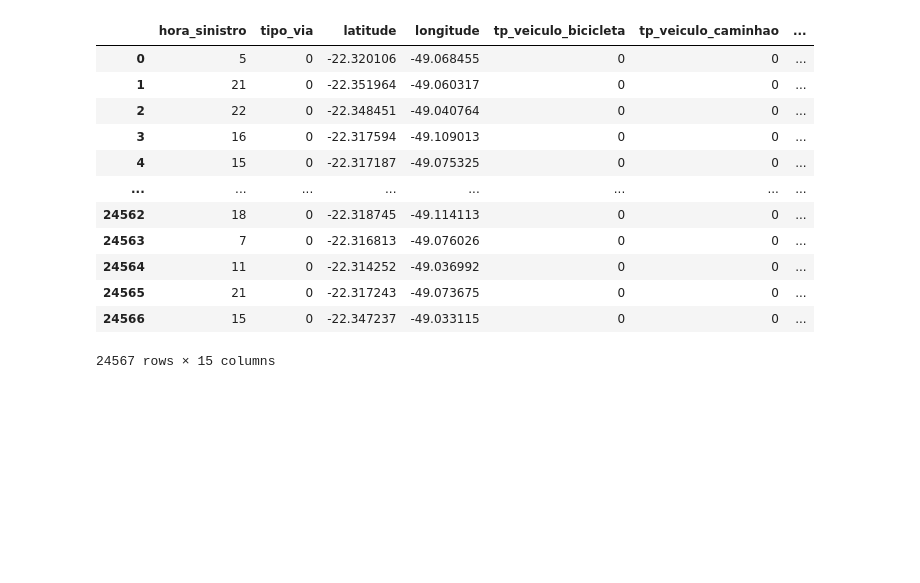
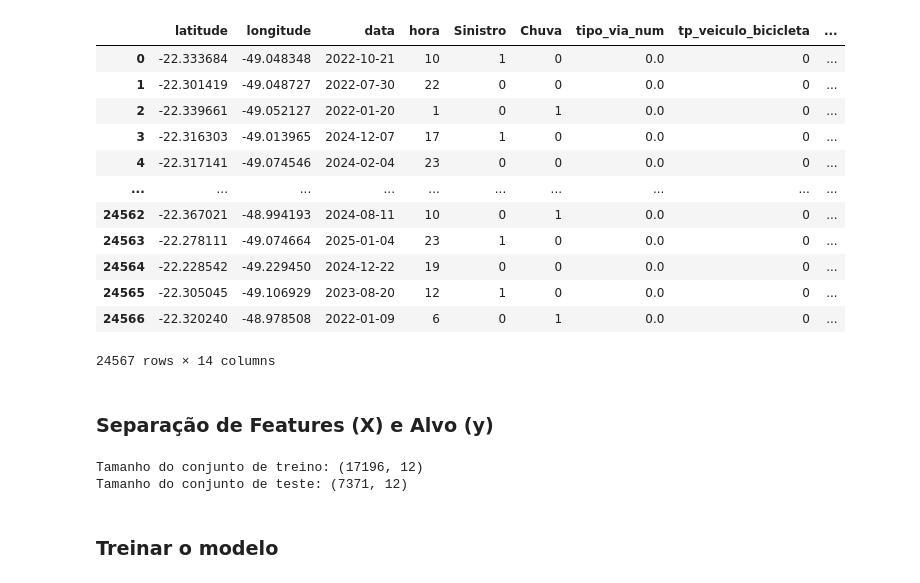
Before and after one commit to PedroSmithhh/TCC, a Jupyter notebook: xgboost.ipynb, the cells around one changed output. Cells and saved outputs as stored; diff of their text form; code cells hidden in the pictures; blank space fills up the shorter version.

```diff
--- a/xgboost.ipynb
+++ b/xgboost.ipynb
@@ -10,17 +10,17 @@ ModuleNotFoundError: No module named 'xgboost'
 # %%
-df = pd.read_csv('df_amostragem_negativa.csv')
+df = pd.read_csv('dataset_final_para_modelo.csv', decimal=',')
 df
 # %% [output]
-|  | hora_sinistro | tipo_via | latitude | longitude | tp_veiculo_bicicleta | tp_veiculo_caminhao | ... |
-| 0 | 5 | 0 | -22.320106 | -49.068455 | 0 | 0 | ... |
-| 1 | 21 | 0 | -22.351964 | -49.060317 | 0 | 0 | ... |
-| 2 | 22 | 0 | -22.348451 | -49.040764 | 0 | 0 | ... |
-| 3 | 16 | 0 | -22.317594 | -49.109013 | 0 | 0 | ... |
-| 4 | 15 | 0 | -22.317187 | -49.075325 | 0 | 0 | ... |
-| ... | ... | ... | ... | ... | ... | ... | ... |
-| 24562 | 18 | 0 | -22.318745 | -49.114113 | 0 | 0 | ... |
-| 24563 | 7 | 0 | -22.316813 | -49.076026 | 0 | 0 | ... |
-| 24564 | 11 | 0 | -22.314252 | -49.036992 | 0 | 0 | ... |
-| 24565 | 21 | 0 | -22.317243 | -49.073675 | 0 | 0 | ... |
-| 24566 | 15 | 0 | -22.347237 | -49.033115 | 0 | 0 | ... |
+|  | latitude | longitude | data | hora | Sinistro | Chuva | tipo_via_num | tp_veiculo_bicicleta | ... |
+| 0 | -22.333684 | -49.048348 | 2022-10-21 | 10 | 1 | 0 | 0.0 | 0 | ... |
+| 1 | -22.301419 | -49.048727 | 2022-07-30 | 22 | 0 | 0 | 0.0 | 0 | ... |
+| 2 | -22.339661 | -49.052127 | 2022-01-20 | 1 | 0 | 1 | 0.0 | 0 | ... |
+| 3 | -22.316303 | -49.013965 | 2024-12-07 | 17 | 1 | 0 | 0.0 | 0 | ... |
+| 4 | -22.317141 | -49.074546 | 2024-02-04 | 23 | 0 | 0 | 0.0 | 0 | ... |
+| ... | ... | ... | ... | ... | ... | ... | ... | ... | ... |
+| 24562 | -22.367021 | -48.994193 | 2024-08-11 | 10 | 0 | 1 | 0.0 | 0 | ... |
+| 24563 | -22.278111 | -49.074664 | 2025-01-04 | 23 | 1 | 0 | 0.0 | 0 | ... |
+| 24564 | -22.228542 | -49.229450 | 2024-12-22 | 19 | 0 | 0 | 0.0 | 0 | ... |
+| 24565 | -22.305045 | -49.106929 | 2023-08-20 | 12 | 1 | 0 | 0.0 | 0 | ... |
+| 24566 | -22.320240 | -48.978508 | 2022-01-09 | 6 | 0 | 1 | 0.0 | 0 | ... |
-24567 rows × 15 columns
+24567 rows × 14 columns
@@ -30,5 +27,19 @@ X = df.drop(columns=["Sinistro"])
+# %% [markdown]
+### Separação de Features (X) e Alvo (y)
 # %%
+X = df.drop(columns=['Sinistro', 'data'])
+
+y = df['Sinistro']
+
 X_train, X_test, y_train, y_test = train_test_split(
-    X, y, test_size=0.2, stratify=y, random_state=42
+    X, y, test_size=0.3, random_state=8, stratify=y
 )
+
+print(f"Tamanho do conjunto de treino: {X_train.shape}")
+print(f"Tamanho do conjunto de teste: {X_test.shape}")
+# %% [output]
+Tamanho do conjunto de treino: (17196, 12)
+Tamanho do conjunto de teste: (7371, 12)
+# %% [markdown]
+### Treinar o modelo
 # %%
```
Also changed, not shown: parts of 11 cells of this notebook, 1 other file.
